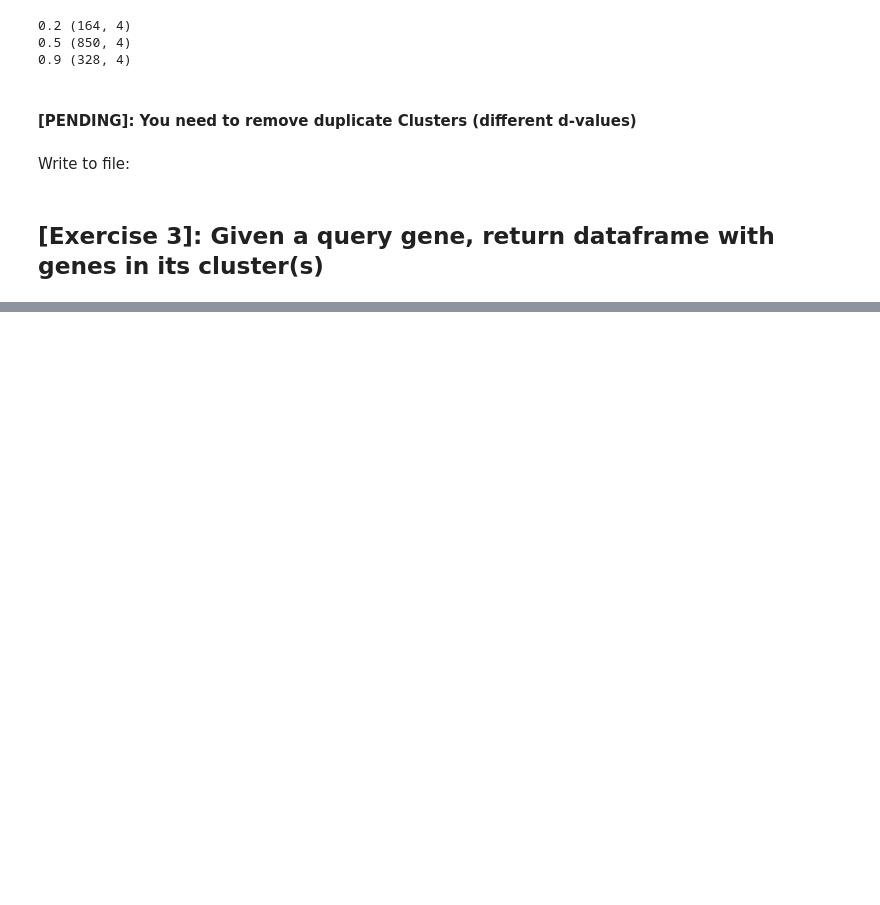
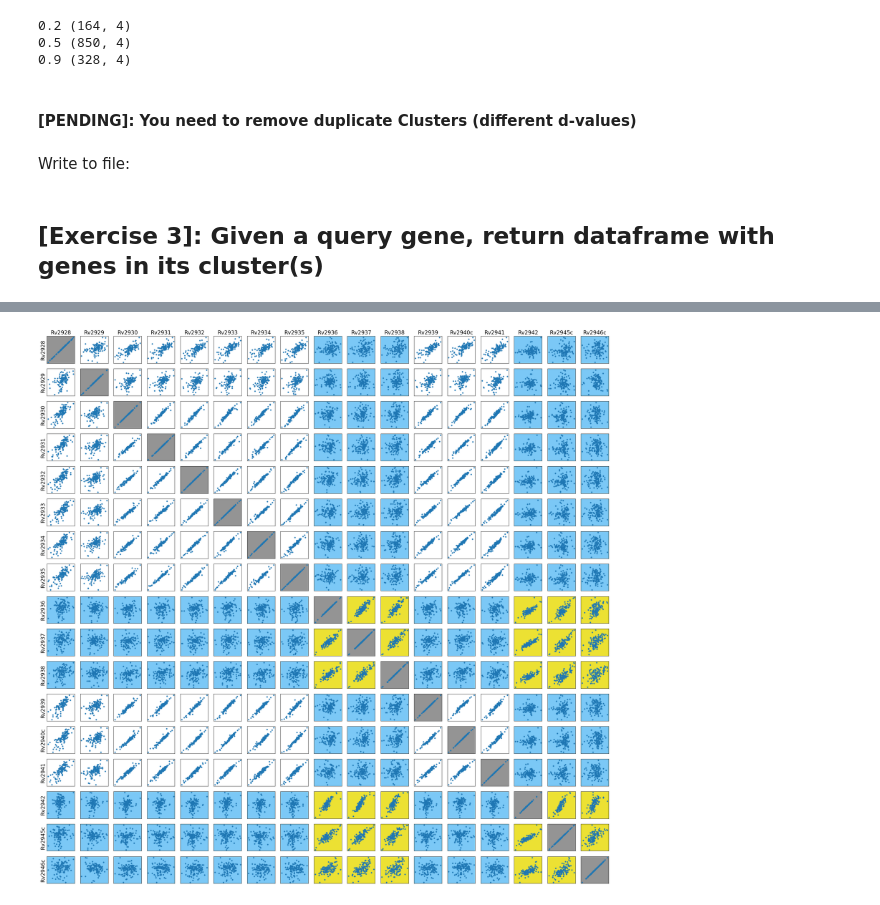
Before and after one commit to ajinich/mtb_tn_db, a Jupyter notebook: ml-standardised_data/GLS_data_explorer.ipynb, the cells around one changed output, grey strips where cells are left out. Drawn from its saved outputs; the diff is of its cells as text; code cells hidden in the pictures; blank space fills up the shorter version.

```diff
--- a/ml-standardised_data/GLS_data_explorer.ipynb
+++ b/ml-standardised_data/GLS_data_explorer.ipynb
@@ -9,2 +13,5 @@ import re
 # %%
 path_data = '/home/ajinich/Dropbox/KyuRhee/unknown_function/unknown_redox/data/GLS_TnSeq/'
+# %%
+colors_sns = sns.color_palette('colorblind')
+colors_sns
@@ -158,0 +240,13 @@ for query in df_up_func.Rv_ID.tolist():
+# %%
+rvid_pdim = ['Rv'+str(i) for i in range(2928, 2943)] + ['Rv2945c', 'Rv2946c']
+ind = [i for i in range(len(rvid_pdim)) if rvid_pdim[i]=='Rv2940'][0]
+rvid_pdim[ind] = 'Rv2940c'
+rvid_test = ['Rv0554', 'Rv2940c', 'Rv2808']
+
+rvid_pdim_filt = [rv for rv in rvid_pdim if rv not in ['Rv2936','Rv2937','Rv2938', 'Rv2942', 'Rv2945c', 'Rv2946c']]
+# %%
+list_subset = ['Rv2936', 'Rv2937', 'Rv2938', 'Rv2942', 'Rv2945c', 'Rv2946c']
+# %%
+correlation_tile_plot(df_lfc_basis_norm, rvid_pdim, rvid_pdim, (30,30), colors_sns, list_subset)
+# %% [output]
+[figure, added]
```
Also changed, not shown: parts of 57 cells of this notebook, 4 other files.
